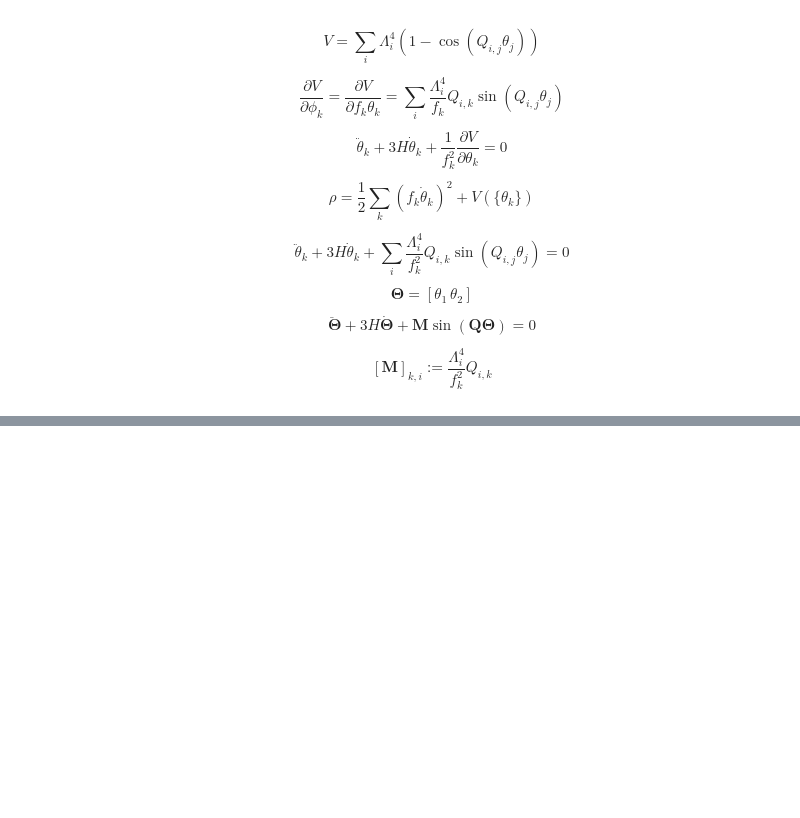
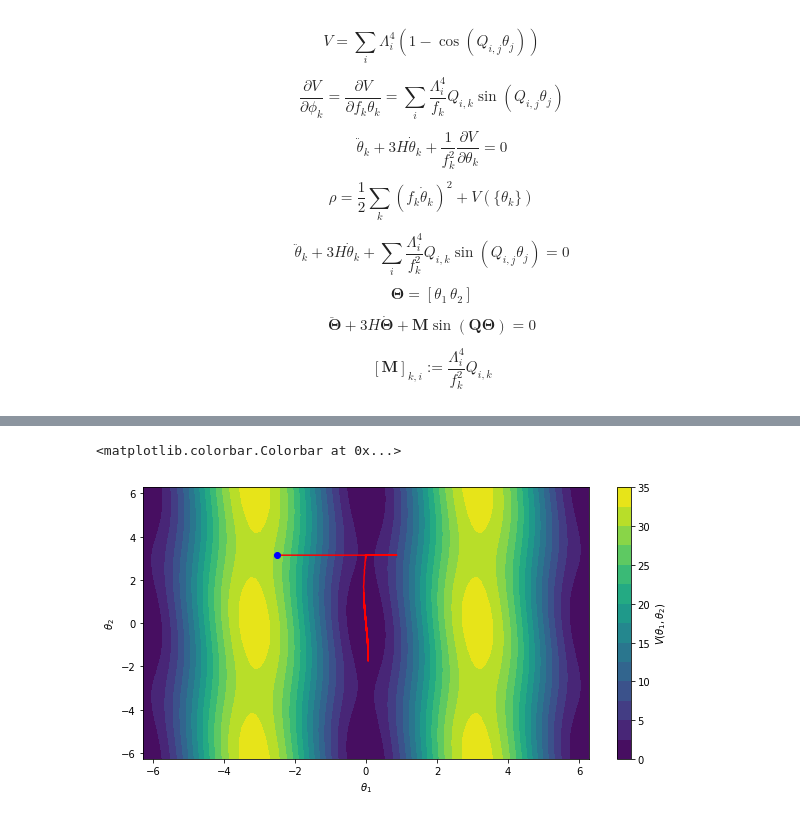
Before and after one commit to anna-jana/masters-project, a Jupyter notebook: experiments/two_field_dynamics_experiment_cosine.ipynb, the cells around one changed output, grey strips where cells are left out. Saved outputs shown, nothing was run; the diff lists cells and outputs as text; code cells hidden in the pictures; blank space fills up the shorter version.

```diff
--- a/experiments/two_field_dynamics_experiment_cosine.ipynb
+++ b/experiments/two_field_dynamics_experiment_cosine.ipynb
@@ -73,46 +107,17 @@ names  = [r"$\theta_1$", r"$\theta_2$", r"$\dot{\theta}_1$", r"$\dot{\theta}_2$"
 # %%
-def sim(theta0s, f, Lambda, Q, H0=10, time=100, skip_percent=0.1, interval=np.pi*2, nsamples=500):
-    sol = solve(H0, time, theta0s, f, Lambda, Q)
-    ts = np.linspace(sol.t[0], sol.t[-1], nsamples)
-    theta1, theta2, theta2_dot, theta1_dot = u = sol.sol(ts)
+interval=np.pi*2
+def calc_range(x):
+    return np.linspace(np.floor(np.min(x) / interval) * interval, np.ceil(np.max(x) / interval) * interval, 100)
+xs, ys = calc_range(theta1), calc_range(theta2)
+V = np.array([[calc_V((x, y), Lambda, Q) for x in xs] for y in ys])
 
-    def calc_range(x):
-        return np.linspace(np.floor(np.min(x) / interval) * interval, np.ceil(np.max(x) / interval) * interval, 100)
-    xs, ys = calc_range(theta1), calc_range(theta2)
-    V = np.array([[calc_V((x, y), Lambda, Q) for x in xs] for y in ys])
-    plt.figure(figsize=(10,5))
-    plt.contourf(xs, ys, V, levels=15)
-    plt.plot(theta1, theta2, color="r")
-    plt.plot([theta1[0]], [theta2[0]], "bo")
-    plt.xlabel(names[0])
-    plt.ylabel(names[1])
-    plt.colorbar(label=r"$V(\theta_1, \theta_2)$")
-
-    # rho ~ a^-3 ~ (t^0.5)^-3 = t^-1.5
-    # theta ~ rho^0.5 ~ t^-0.75
-    fig, axs = plt.subplots(1, 2, constrained_layout=True, figsize=(8,3))
-    axs[0].plot(ts, theta1)
-    axs[0].plot(ts, theta2)
-    rho = np.array([ calc_energy(x, f, Lambda, Q) for x in u.T ])
-    axs[1].loglog(ts, rho)
-    axs[0].set_xlabel("time")
-    axs[1].set_xlabel("time")
-    axs[0].set_ylabel("fields")
-    axs[1].set_ylabel("energy density")
-
-    tspan = ts[-1] - ts[0]
-    skip = tspan * skip_percent
-    s = int(np.ceil(skip / (ts[1] - ts[0])))
-    fig, axs = plt.subplots(2, 1, constrained_layout=True)
-    for var in [theta1, theta2]:
-        signal = var[s:] * ts[s:]**0.75
-        dt = ts[1] - ts[0]
-        freq = rfftfreq(len(signal), dt)
-        ft = rfft(signal)
-        pow_spec = np.abs(ft)
-        axs[1].semilogy(freq, pow_spec)
-        axs[0].plot(ts[s:], signal)
-    axs[0].set_xlabel("time")
-    axs[1].set_xlabel("freq")
-    axs[0].set_ylabel("field * t**0.75")
-    axs[1].set_ylabel("power")
+plt.figure(figsize=(10,5))
+plt.contourf(xs, ys, V, levels=15)
+plt.plot(theta1, theta2, color="r")
+plt.plot([theta1[0]], [theta2[0]], "bo")
+plt.xlabel(names[0])
+plt.ylabel(names[1])
+plt.colorbar(label=r"$V(\theta_1, \theta_2)$")
+# %% [output]
+<matplotlib.colorbar.Colorbar at 0x...>
+[figure, added]
```
Also changed, not shown: parts of 9 cells of this notebook.
